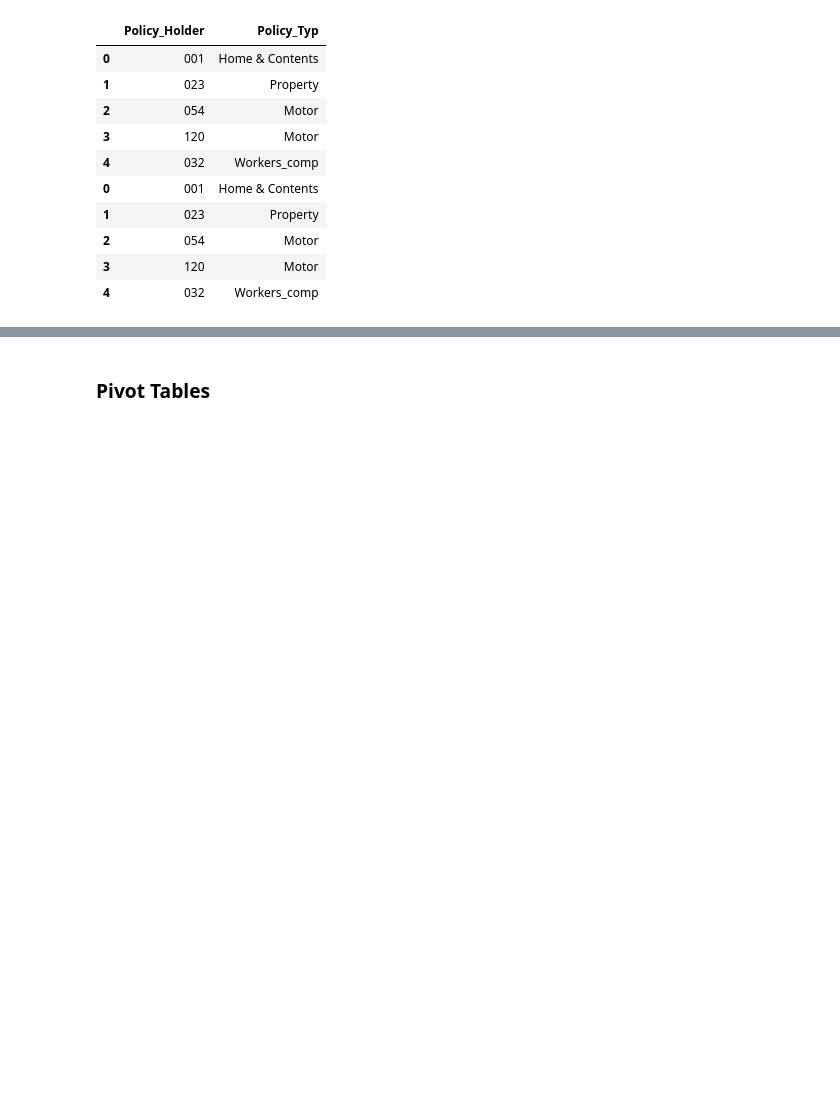
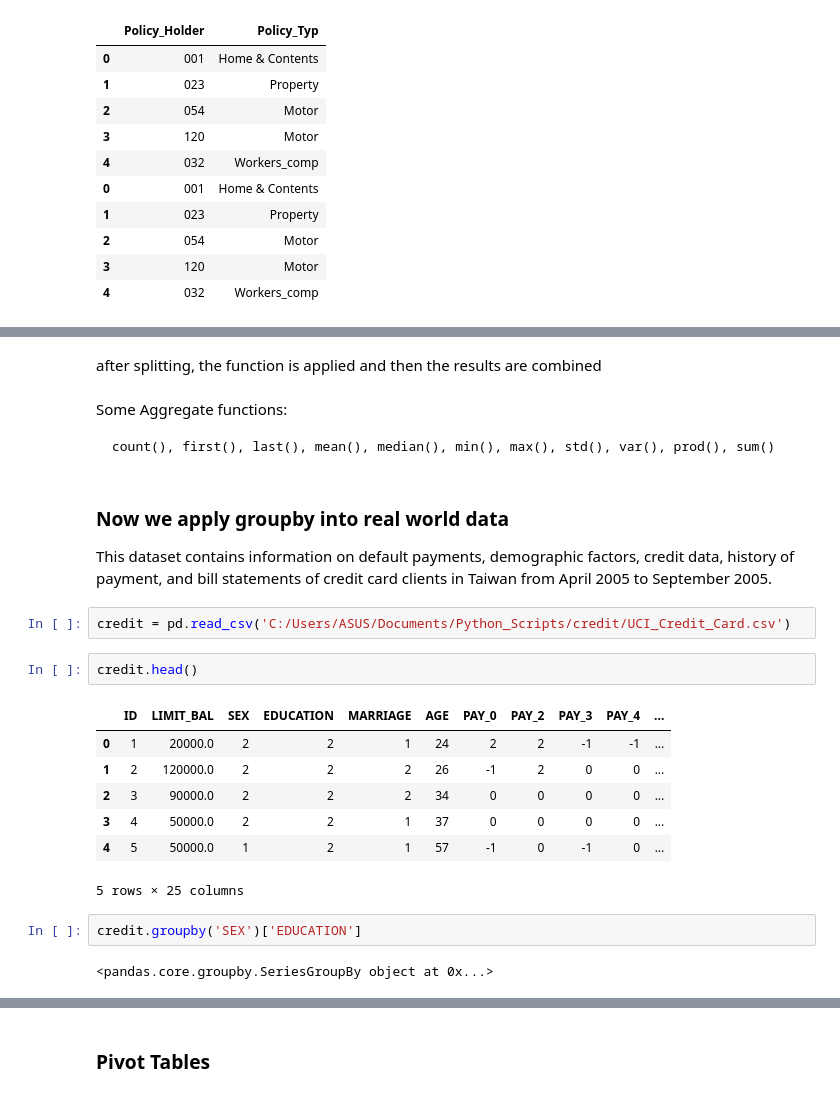
Before and after one commit to rimzbravz/Intro_to_Python, a Jupyter notebook: Intro_To_Python_Pandas.ipynb, the cells around one changed output, grey strips where cells are left out. Saved outputs shown, nothing was run; the diff lists cells and outputs as text; blank space fills up the shorter version.

Commit message:
Add files via upload
Update April 18, 2017

```diff
--- a/Intro_To_Python_Pandas.ipynb
+++ b/Intro_To_Python_Pandas.ipynb
@@ -594,0 +653,26 @@ aggregate(), filter(), transform(), apply() check my implementation in dup pay
+# %% [markdown]
+after splitting, the function is applied and then the results are combined
+# %% [markdown]
+Some Aggregate functions:
+
+    count(), first(), last(), mean(), median(), min(), max(), std(), var(), prod(), sum()
+# %% [markdown]
+### Now we apply groupby into real world data
+
+This dataset contains information on default payments, demographic factors, credit data, history of payment, and bill statements of credit card clients in Taiwan from April 2005 to September 2005.
+# %%
+credit = pd.read_csv('C:/Users/ASUS/Documents/Python_Scripts/credit/UCI_Credit_Card.csv')
+# %%
+credit.head()
+# %% [output]
+|  | ID | LIMIT_BAL | SEX | EDUCATION | MARRIAGE | AGE | PAY_0 | PAY_2 | PAY_3 | PAY_4 | ... |
+| 0 | 1 | 20000.0 | 2 | 2 | 1 | 24 | 2 | 2 | -1 | -1 | ... |
+| 1 | 2 | 120000.0 | 2 | 2 | 2 | 26 | -1 | 2 | 0 | 0 | ... |
+| 2 | 3 | 90000.0 | 2 | 2 | 2 | 34 | 0 | 0 | 0 | 0 | ... |
+| 3 | 4 | 50000.0 | 2 | 2 | 1 | 37 | 0 | 0 | 0 | 0 | ... |
+| 4 | 5 | 50000.0 | 1 | 2 | 1 | 57 | -1 | 0 | -1 | 0 | ... |
+5 rows × 25 columns
+# %%
+credit.groupby('SEX')['EDUCATION']
+# %% [output]
+<pandas.core.groupby.SeriesGroupBy object at 0x...>
```
Also changed, not shown: parts of 12 cells of this notebook.
